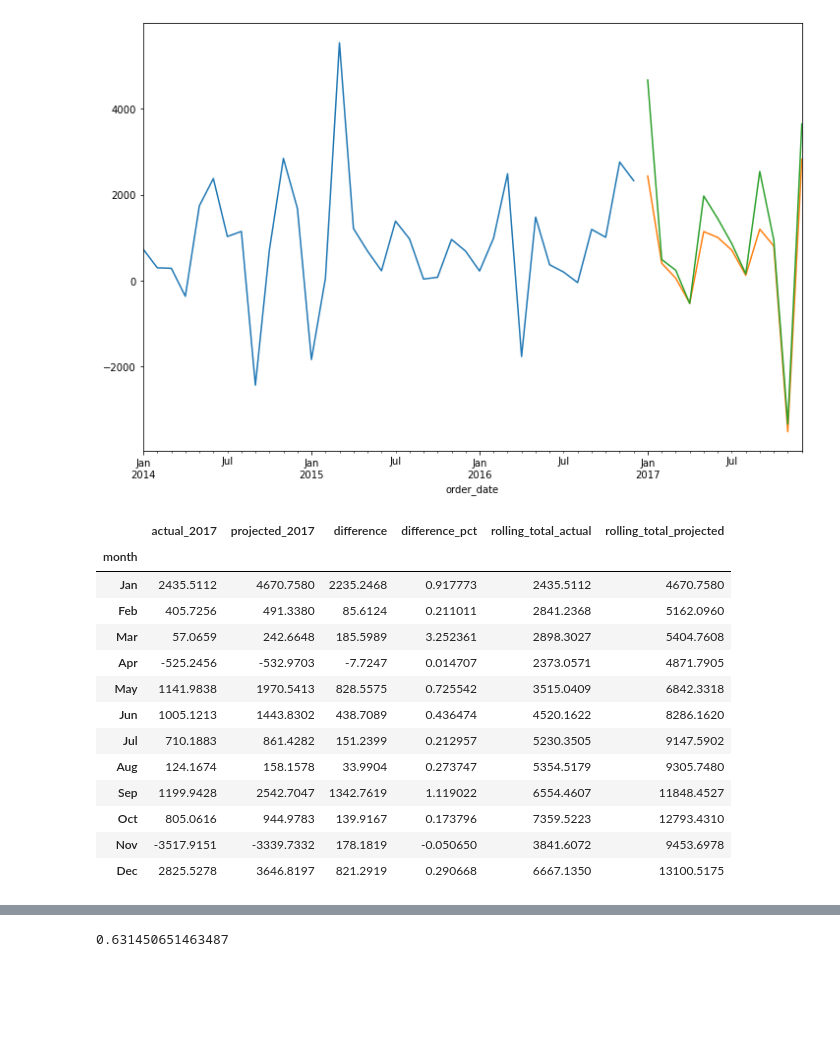
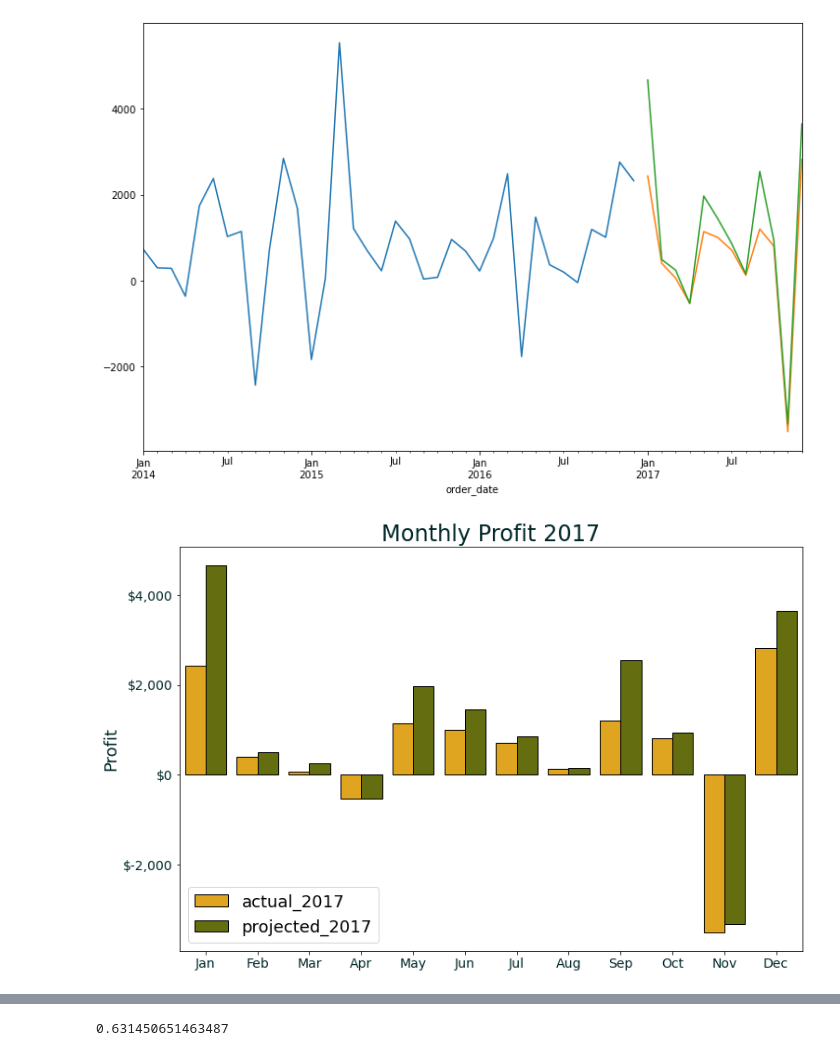
Before and after one commit to soap-dispersed/time-series-project, a Jupyter notebook: modeling_and_analysis_notebook.ipynb, the cells around one changed output, grey strips where cells are left out. Cells and saved outputs as stored; diff of their text form; code cells hidden in the pictures; blank space fills up the shorter version.

```diff
--- a/modeling_and_analysis_notebook.ipynb
+++ b/modeling_and_analysis_notebook.ipynb
@@ -101,20 +99,21 @@ profits['rolling_total_actual'] = profits.actual_2017.cumsum()
 profits['rolling_total_projected'] = profits.projected_2017.cumsum()
 profits.index = profits.index.strftime('%b')
 profits.index.name = 'month'
-# %%
-profits
-# %% [output]
-|  | actual_2017 | projected_2017 | difference | difference_pct | rolling_total_actual | rolling_total_projected |
-| month |  |  |  |  |  |  |
-| Jan | 2435.5112 | 4670.7580 | 2235.2468 | 0.917773 | 2435.5112 | 4670.7580 |
-| Feb | 405.7256 | 491.3380 | 85.6124 | 0.211011 | 2841.2368 | 5162.0960 |
-| Mar | 57.0659 | 242.6648 | 185.5989 | 3.252361 | 2898.3027 | 5404.7608 |
-| Apr | -525.2456 | -532.9703 | -7.7247 | 0.014707 | 2373.0571 | 4871.7905 |
-| May | 1141.9838 | 1970.5413 | 828.5575 | 0.725542 | 3515.0409 | 6842.3318 |
-| Jun | 1005.1213 | 1443.8302 | 438.7089 | 0.436474 | 4520.1622 | 8286.1620 |
-| Jul | 710.1883 | 861.4282 | 151.2399 | 0.212957 | 5230.3505 | 9147.5902 |
-| Aug | 124.1674 | 158.1578 | 33.9904 | 0.273747 | 5354.5179 | 9305.7480 |
-| Sep | 1199.9428 | 2542.7047 | 1342.7619 | 1.119022 | 6554.4607 | 11848.4527 |
-| Oct | 805.0616 | 944.9783 | 139.9167 | 0.173796 | 7359.5223 | 12793.4310 |
-| Nov | -3517.9151 | -3339.7332 | 178.1819 | -0.050650 | 3841.6072 | 9453.6978 |
-| Dec | 2825.5278 | 3646.8197 | 821.2919 | 0.290668 | 6667.1350 | 13100.5175 |
+# %%
+profits_melted = profits[['actual_2017', 'projected_2017']].melt(value_name='sales', ignore_index=False)
+
+plt.figure(figsize=(12,8))
+sns.barplot(data=profits_melted, x=profits_melted.index, y='sales', hue='variable',
+            palette=canva_palette, ec='black')
+plt.title('Monthly Profit 2017', fontsize=24, color='#002729')
+plt.ylabel('Profit', fontsize=18, color='#002729')
+plt.xlabel(None)
+plt.xticks(fontsize=14, color='#002729')
+plt.yticks(fontsize=14, color='#002729')
+plt.legend(loc='lower left', fontsize=18)
+ax = plt.gca()
+ax.set_yticklabels([f'${tick:,.0f}' for tick in ax.get_yticks()])
+plt.savefig('fig_monthly_profit_barplot.jpeg')
+plt.show()
+# %% [output]
+[figure, added]
```
Also changed, not shown: parts of 6 cells of this notebook, 2 other files.
